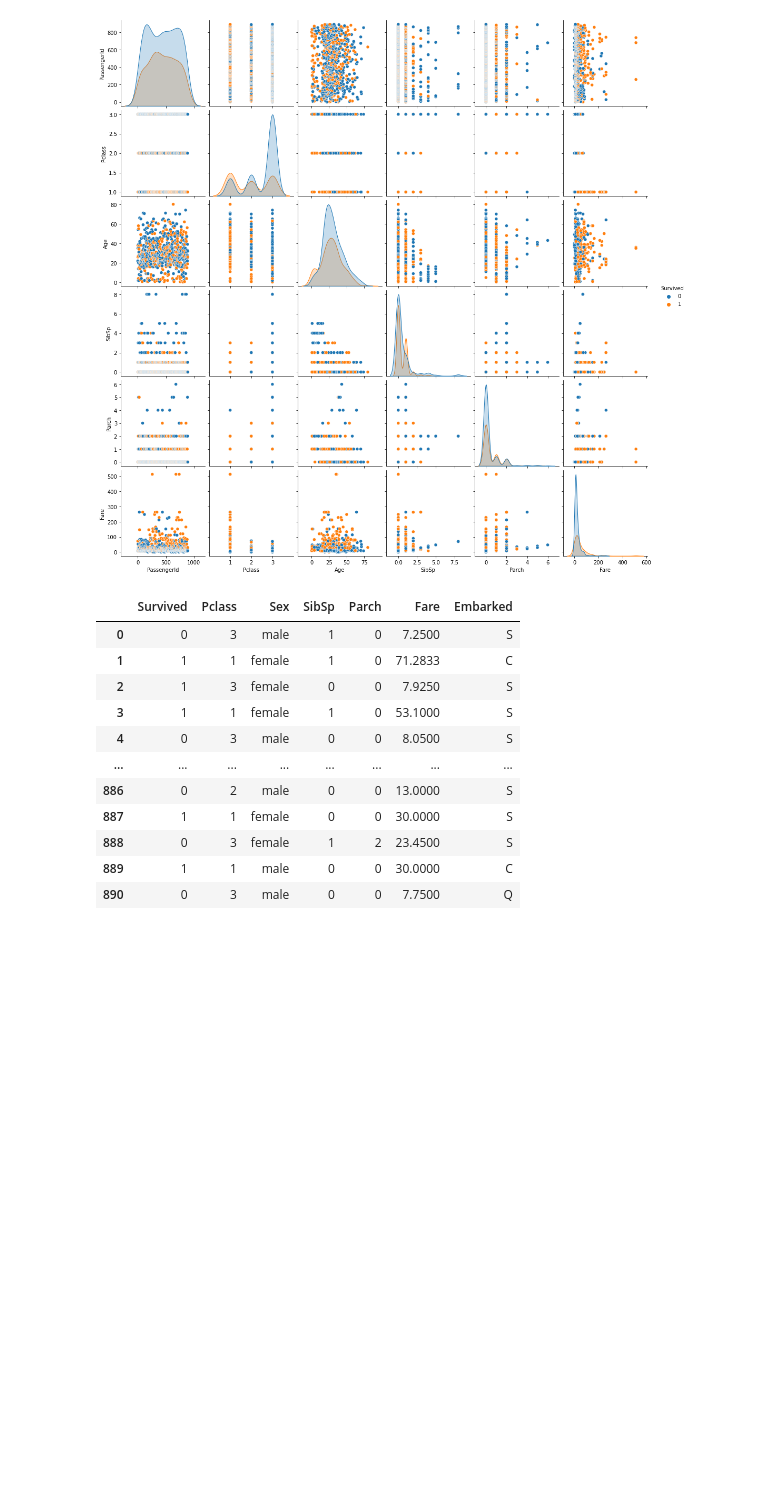
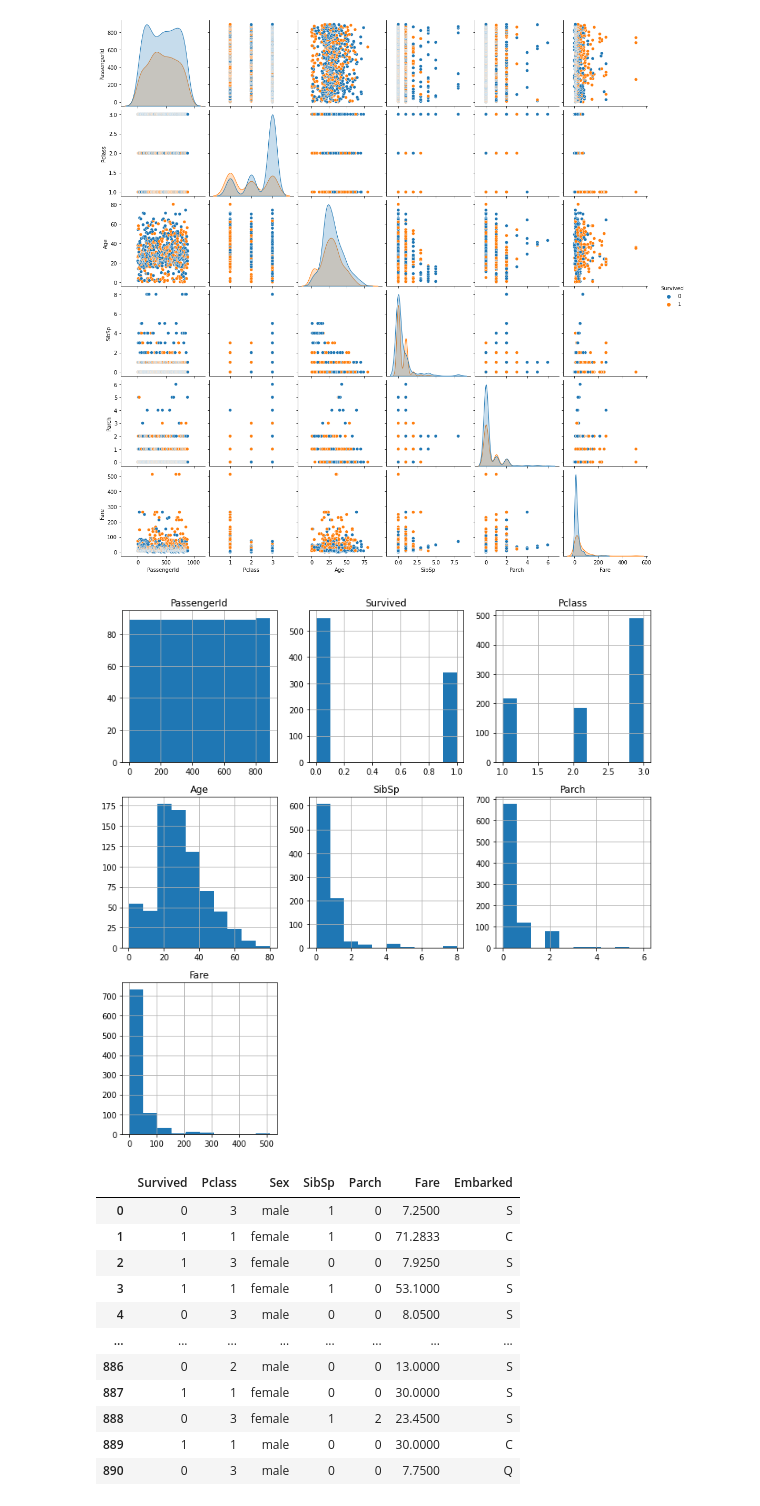
Before and after one commit to JeanMichelBereder/Kaggle, a Jupyter notebook: kaggle-titanic.ipynb, the cells around one changed output. Drawn from its saved outputs; the diff is of its cells as text; code cells hidden in the pictures; blank space fills up the shorter version.

```diff
--- a/kaggle-titanic.ipynb
+++ b/kaggle-titanic.ipynb
@@ -164,6 +164,15 @@ sns.pairplot(train_data, hue='Survived')
 # %% [output]
 <seaborn.axisgrid.PairGrid at 0x...>
 [figure]
+# %%
+# Plot hist for each column
+from pylab import rcParams
+rcParams['figure.figsize'] = 10, 10
+train_data.hist()
+plt.tight_layout()
+plt.show()
+# %% [output]
+[figure, added]
 # %%
 # Preprocessing
 # Drop unnecessary columns
```
Also changed, not shown: parts of 2 cells of this notebook.
